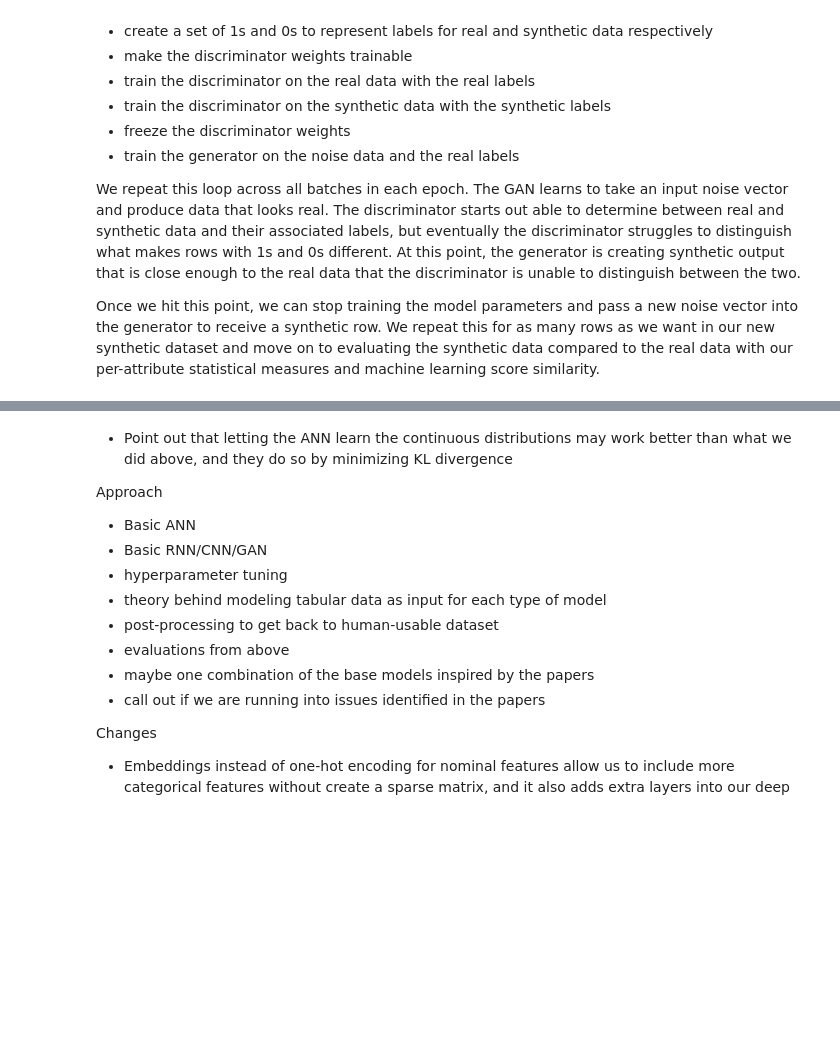
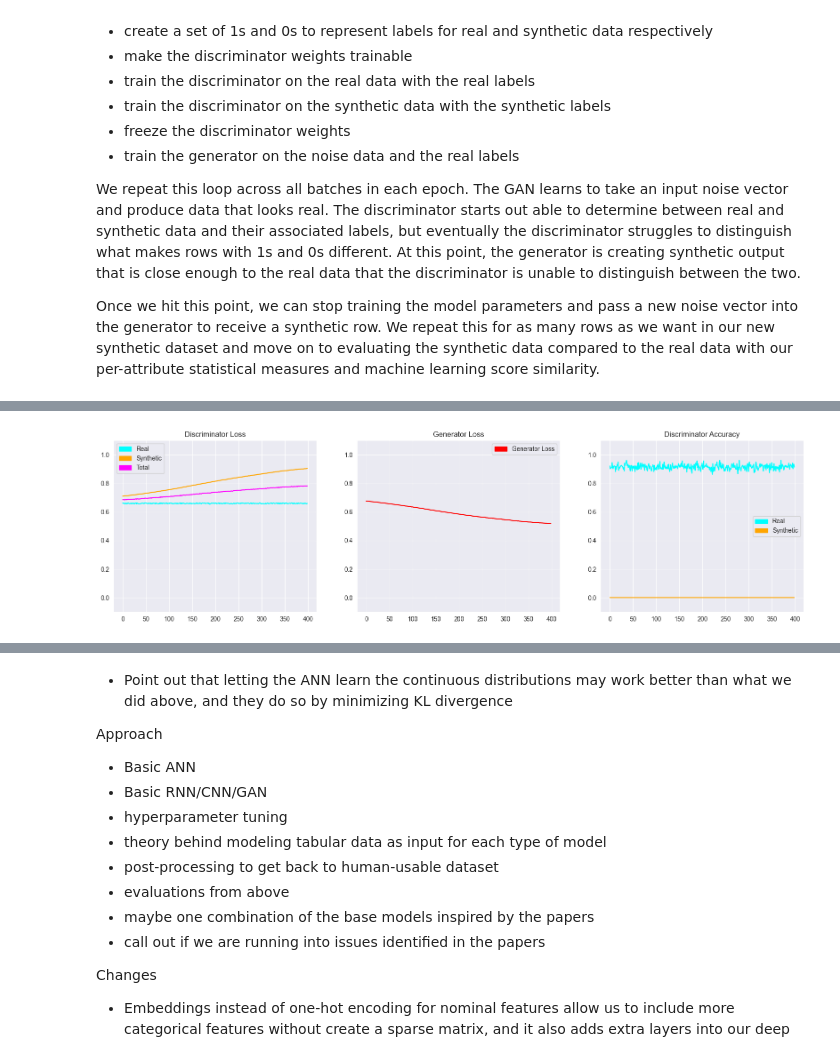
Before and after one commit to jhleakakos/msds-deep-learning-final, a Jupyter notebook: my_data_is_realer_than_yours.ipynb, the cells around one changed output, grey strips where cells are left out. Cells and saved outputs as stored; diff of their text form; code cells hidden in the pictures; blank space fills up the shorter version.

```diff
--- a/my_data_is_realer_than_yours.ipynb
+++ b/my_data_is_realer_than_yours.ipynb
@@ -2320,0 +2393,12 @@ Generator loss: 0.5260536670684814
+# %%
+
+gimme_some_gan_metrics(
+    ganon_discriminator_loss_real
+    , ganon_discriminator_loss_syn
+    , ganon_discriminator_loss
+    , ganon_generator_loss
+    , ganon_discriminator_accuracy_real
+    , ganon_discriminator_accuracy_syn
+)
+# %% [output]
+[figure, added]
```
Also changed, not shown: parts of 12 cells of this notebook.
